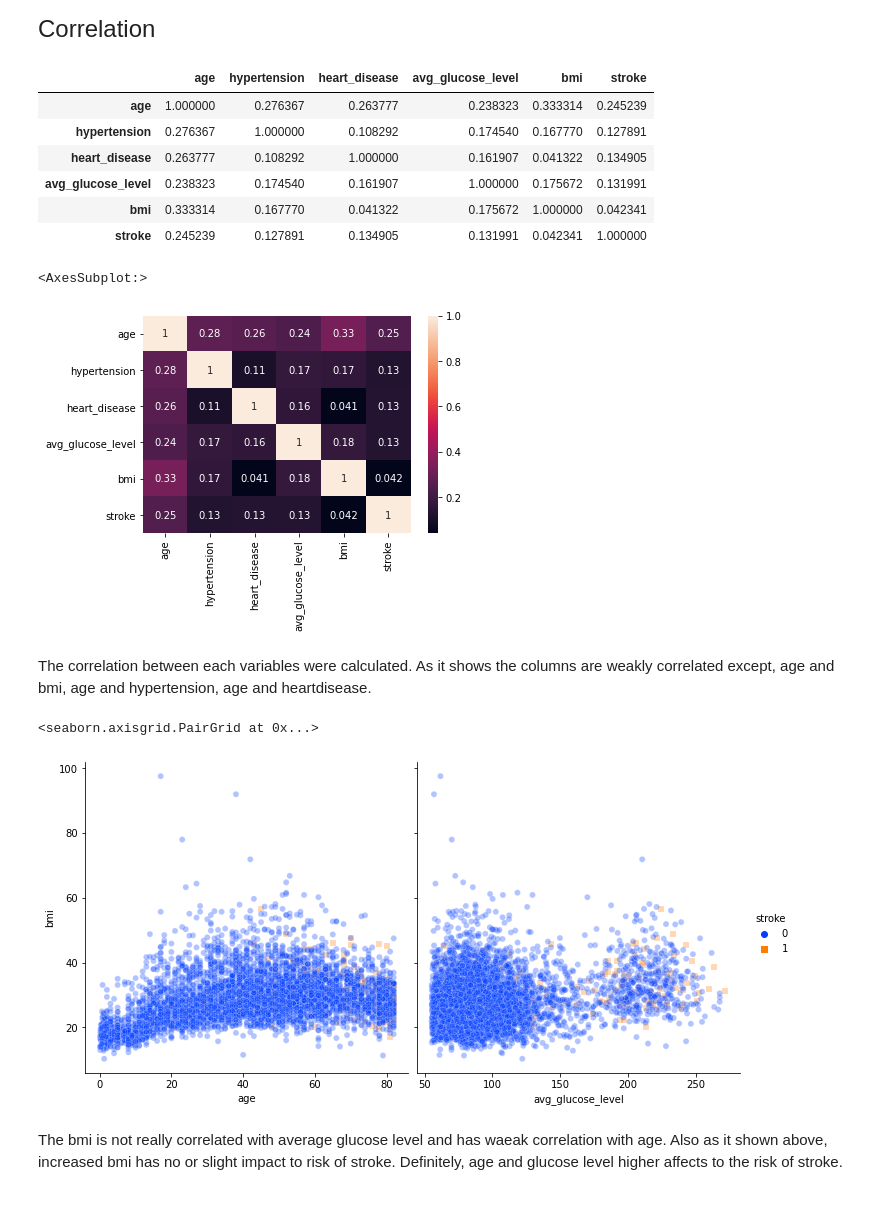
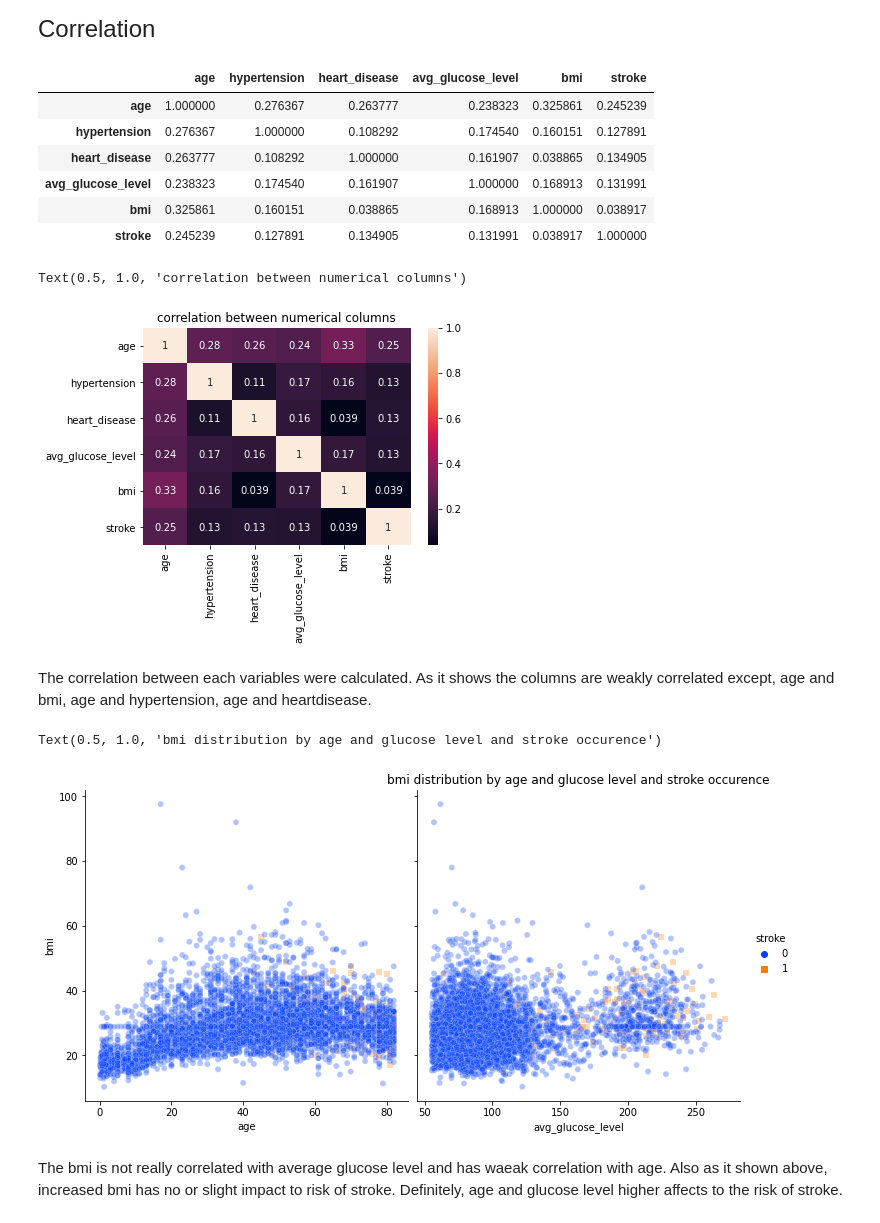
Before and after one commit to paulkimDSN/Capstone-2-Data-wranglling, a Jupyter notebook: EDA.ipynb, the cells around one changed output. Drawn from its saved outputs; the diff is of its cells as text; code cells hidden in the pictures.

```diff
--- a/EDA.ipynb
+++ b/EDA.ipynb
@@ -110,0 +124,2 @@ Overall proportion of the patients with stroke is calculated from the dataset. T
+# %%
+df['bmi']=df['bmi'].fillna(df['bmi'].mean())
@@ -196,25 +243,27 @@ df_corr=df.corr()
 df_corr
 # %% [output]
 |  | age | hypertension | heart_disease | avg_glucose_level | bmi | stroke |
-| age | 1.000000 | 0.276367 | 0.263777 | 0.238323 | 0.333314 | 0.245239 |
-| hypertension | 0.276367 | 1.000000 | 0.108292 | 0.174540 | 0.167770 | 0.127891 |
-| heart_disease | 0.263777 | 0.108292 | 1.000000 | 0.161907 | 0.041322 | 0.134905 |
-| avg_glucose_level | 0.238323 | 0.174540 | 0.161907 | 1.000000 | 0.175672 | 0.131991 |
-| bmi | 0.333314 | 0.167770 | 0.041322 | 0.175672 | 1.000000 | 0.042341 |
-| stroke | 0.245239 | 0.127891 | 0.134905 | 0.131991 | 0.042341 | 1.000000 |
+| age | 1.000000 | 0.276367 | 0.263777 | 0.238323 | 0.325861 | 0.245239 |
+| hypertension | 0.276367 | 1.000000 | 0.108292 | 0.174540 | 0.160151 | 0.127891 |
+| heart_disease | 0.263777 | 0.108292 | 1.000000 | 0.161907 | 0.038865 | 0.134905 |
+| avg_glucose_level | 0.238323 | 0.174540 | 0.161907 | 1.000000 | 0.168913 | 0.131991 |
+| bmi | 0.325861 | 0.160151 | 0.038865 | 0.168913 | 1.000000 | 0.038917 |
+| stroke | 0.245239 | 0.127891 | 0.134905 | 0.131991 | 0.038917 | 1.000000 |
 # %%
 #plt.figure(figsize=(7,5))
 sns.heatmap(df_corr,annot=True)
+plt.title('correlation between numerical columns')
 # %% [output]
-<AxesSubplot:>
+Text(0.5, 1.0, 'correlation between numerical columns')
-[figure, old version]
+[figure, new version]
 # %% [markdown]
 The correlation between each variables were calculated. As it shows the columns are weakly correlated except, age and bmi, age and hypertension, age and heartdisease.
 # %%
 sns.pairplot(data=df,y_vars='bmi',x_vars=['age','avg_glucose_level'],hue='stroke',palette='bright',height=5,markers=['o','s'],plot_kws={'alpha':0.3})
+plt.title('bmi distribution by age and glucose level and stroke occurence')
 # %% [output]
-<seaborn.axisgrid.PairGrid at 0x...>
+Text(0.5, 1.0, 'bmi distribution by age and glucose level and stroke occurence')
-[figure, old version]
+[figure, new version]
 # %% [markdown]
 The bmi is not really correlated with average glucose level and has waeak correlation with age. Also as it shown above, increased bmi has no or slight impact to risk of stroke. Definitely, age and glucose level higher affects to the risk of stroke.
 # %%
```
Also changed, not shown: parts of 16 cells of this notebook.
